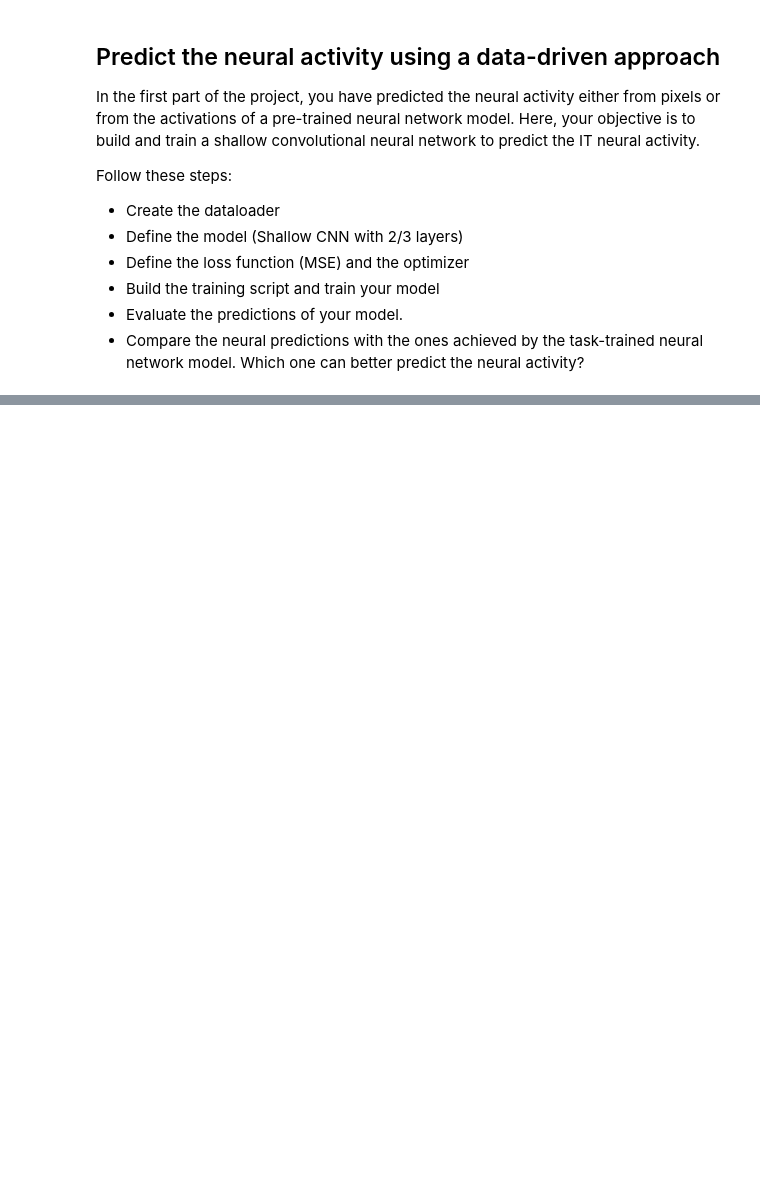
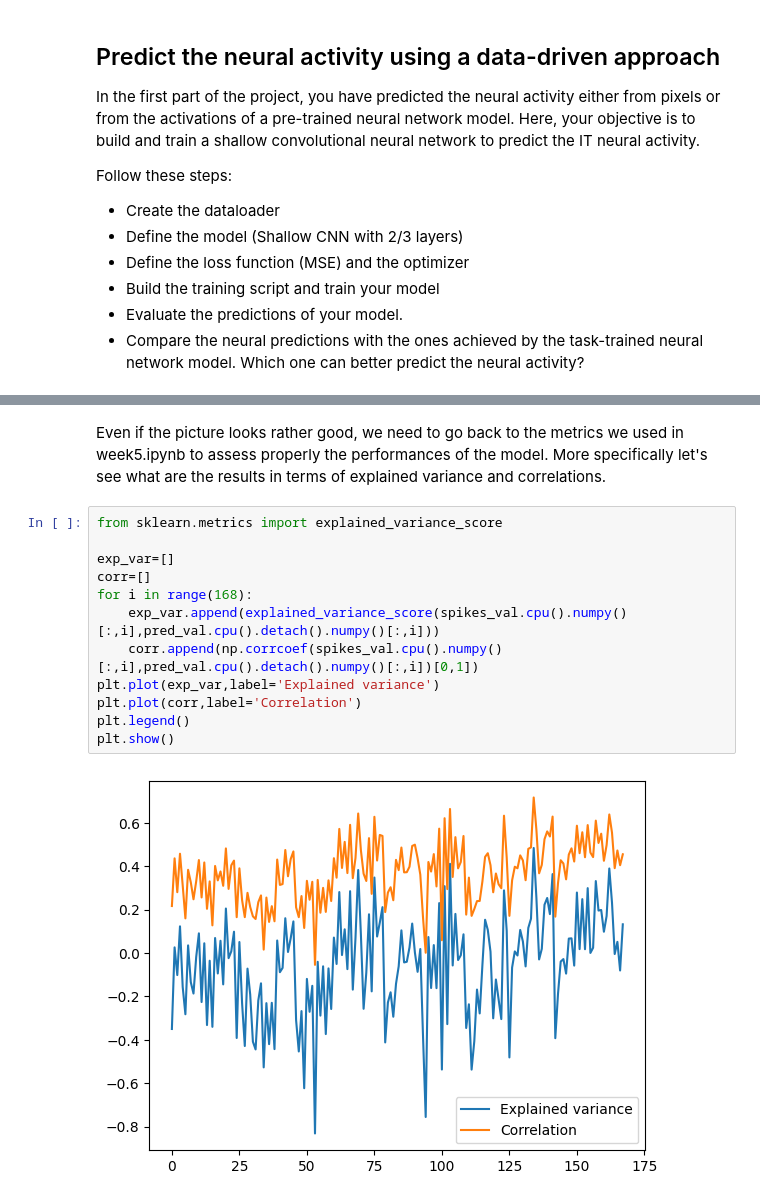
Before and after one commit to meriadecmorrier/NX414-Project, a Jupyter notebook: week5/week6.ipynb, the cells around one changed output, grey strips where cells are left out. Drawn from its saved outputs; the diff is of its cells as text; blank space fills up the shorter version.

Commit message:
Week 7 and final results

```diff
--- a/week5/week6.ipynb
+++ b/week5/week6.ipynb
@@ -169,0 +257,16 @@ print('\nTraining Complete')
+# %% [markdown]
+Even if the picture looks rather good, we need to go back to the metrics we used in week5.ipynb to assess properly the performances of the model. More specifically let's see what are the results in terms of explained variance and correlations.
+# %%
+from sklearn.metrics import explained_variance_score
+
+exp_var=[]
+corr=[]
+for i in range(168):
+    exp_var.append(explained_variance_score(spikes_val.cpu().numpy()[:,i],pred_val.cpu().detach().numpy()[:,i]))
+    corr.append(np.corrcoef(spikes_val.cpu().numpy()[:,i],pred_val.cpu().detach().numpy()[:,i])[0,1])
+plt.plot(exp_var,label='Explained variance')
+plt.plot(corr,label='Correlation')
+plt.legend()
+plt.show()
+# %% [output]
+[figure, added]
```
Also changed, not shown: parts of 16 cells of this notebook, 3 other files.
